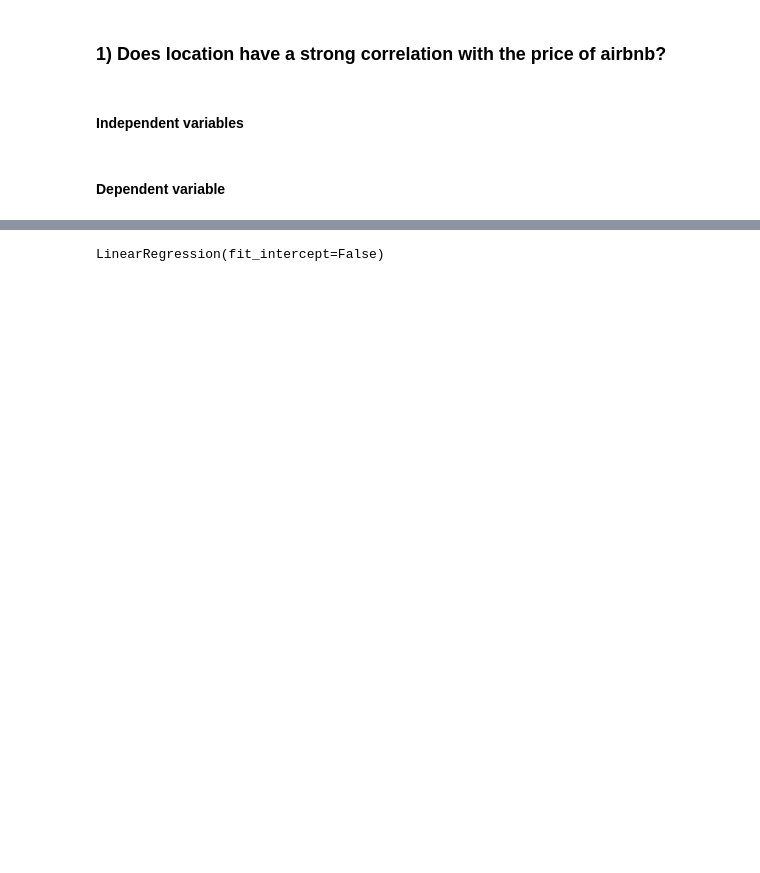
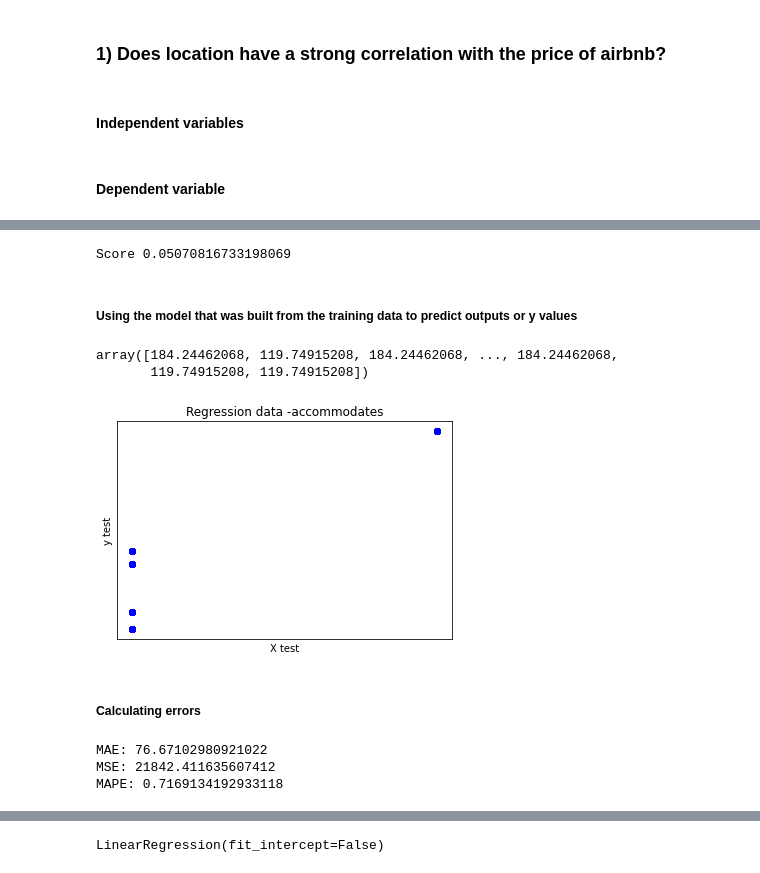
Before and after one commit to clarizamayo/Airbnb_Data_Analysis, a Jupyter notebook: machine-learning-model.ipynb, the cells around one changed output, grey strips where cells are left out. Drawn from its saved outputs; the diff is of its cells as text; code cells hidden in the pictures; blank space fills up the shorter version.

```diff
--- a/machine-learning-model.ipynb
+++ b/machine-learning-model.ipynb
@@ -242,7 +291,7 @@ X = df[['queens', 'bronx','brooklyn', 'staten_island', 'manhattan']]
 # %% [markdown]
 #### Dependent variable
 # %%
-Y = df['price']
+Y = no_outliers_df['price']
 # %%
 Y.shape
 # %% [output]
@@ -249,0 +301,4 @@ Y.shape
+# %%
+from sklearn.model_selection import train_test_split
+
+X_train, X_test, Y_train, Y_test = train_test_split(X, Y, test_size=0.2)
@@ -249,0 +308,6 @@ Y.shape
+# %%
+from sklearn.linear_model import LinearRegression
+
+reg = LinearRegression(fit_intercept=False) #creating object for the class
+
+reg.fit(X_train.values, Y_train.values)
@@ -249,0 +320,39 @@ Y.shape
+# %%
+print(f'Score {score}')
+# %% [output]
+Score 0.05070816733198069
+# %% [markdown]
+##### Using the model that was built from the training data to predict outputs or y values
+# %%
+y_pred = reg.predict(X_test.values)
+# %%
+y_pred
+# %% [output]
+array([184.24462068, 119.74915208, 184.24462068, ..., 184.24462068,
+       119.74915208, 119.74915208])
+# %%
+#plt.scatter(X_test['manhattan'], Y_test,  color='red') #actual data from test data
+plt.scatter(X_test['manhattan'], y_pred, color='blue')
+plt.xlabel("X test")
+plt.ylabel("y test")
+plt.title("Regression data -accommodates")
+plt.xticks(())
+plt.yticks(())
+
+plt.show()
+# %% [output]
+[figure, added]
+# %% [markdown]
+##### Calculating errors
+# %%
+from sklearn.metrics import mean_squared_error, mean_absolute_error, \
+                            mean_absolute_percentage_error
+
+y_pred = reg.predict(X_test.values)
+print(f"MAE: {mean_absolute_error(Y_test, y_pred)}")
+print(f"MSE: {mean_squared_error(Y_test, y_pred)}")
+print(f"MAPE: {mean_absolute_percentage_error(Y_test, y_pred)}")
+# %% [output]
+MAE: 76.67102980921022
+MSE: 21842.411635607412
+MAPE: 0.7169134192933118
```
Also changed, not shown: parts of 57 cells of this notebook.
